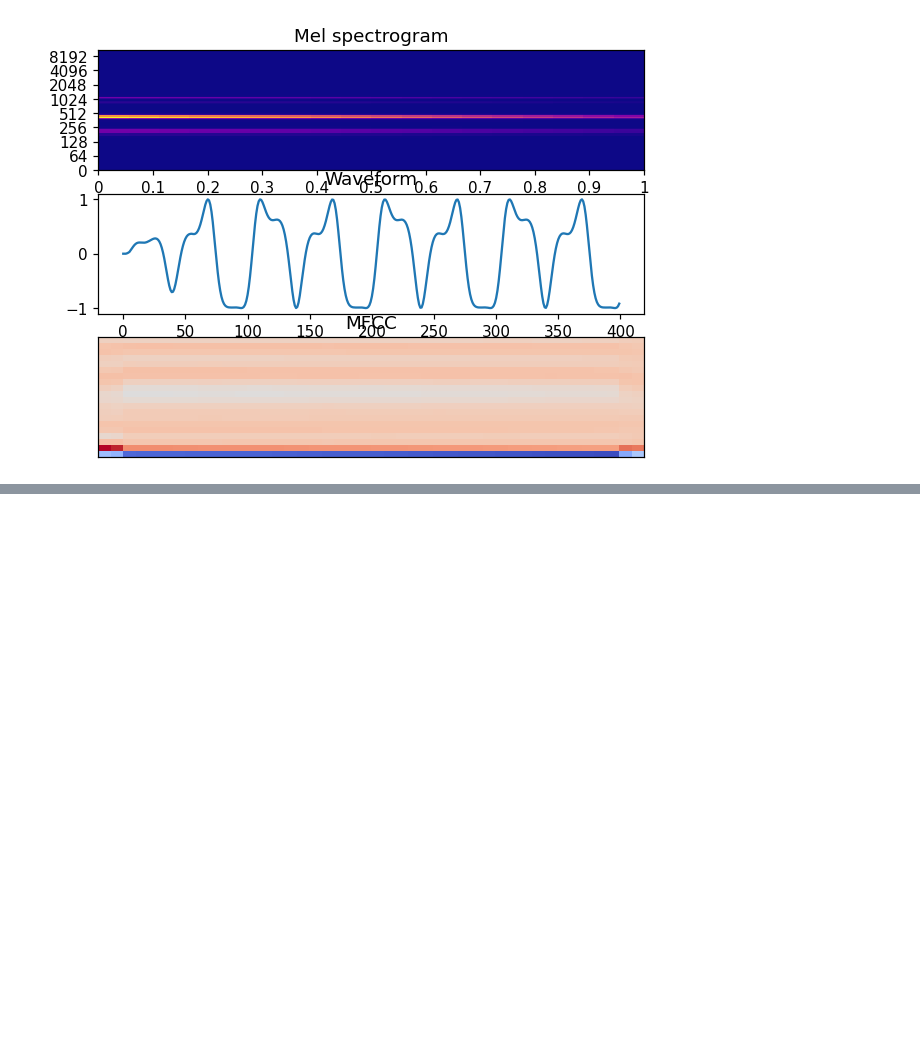
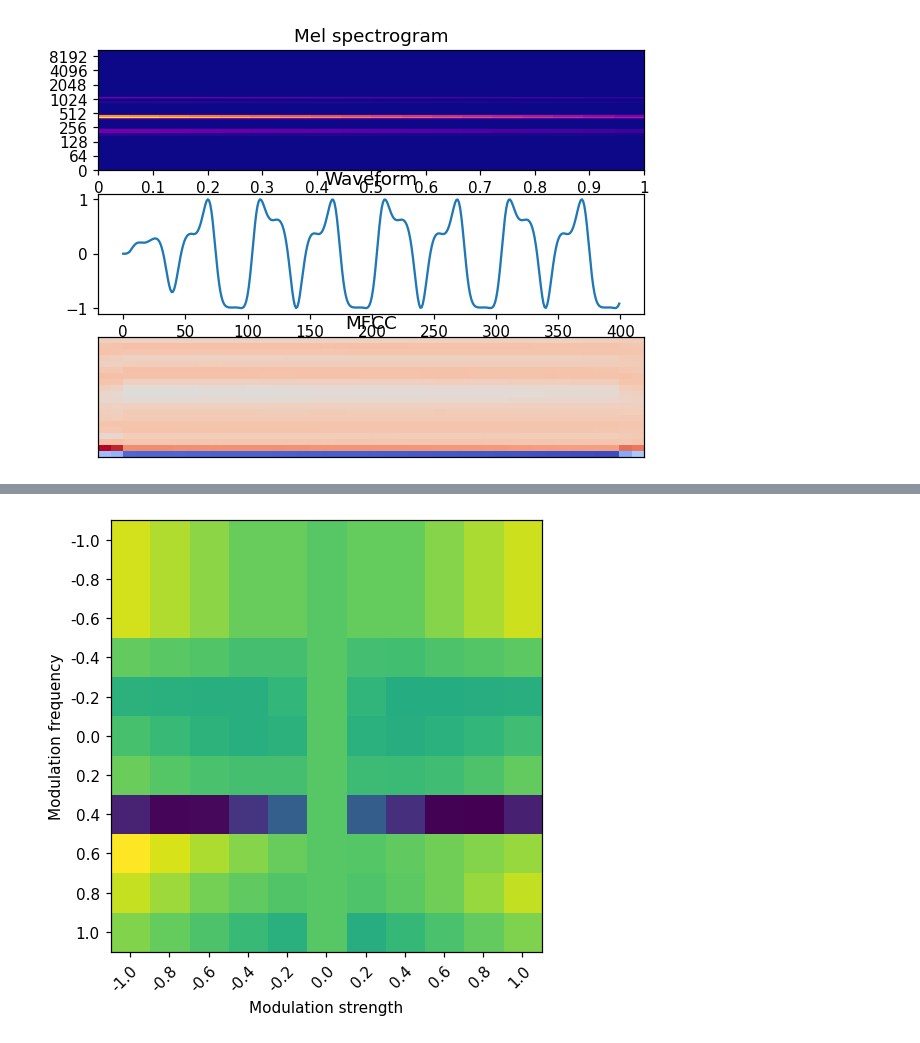
Before and after one commit to Wint3rmute/luthier, a Jupyter notebook: rust.ipynb, the cells around one changed output, grey strips where cells are left out. Saved outputs shown, nothing was run; the diff lists cells and outputs as text; code cells hidden in the pictures; blank space fills up the shorter version.

```diff
--- a/rust.ipynb
+++ b/rust.ipynb
@@ -94,0 +134,45 @@ target_audio.show_player()
+# %%
+STEP_VALUE = 20 # Lover means better resolution
+mod_freqs = [ a / 100 for a in range(-100, 101, STEP_VALUE) ]
+mod_strengths = [ a / 100 for a in range(-100, 101, STEP_VALUE) ]
+
+test_cases = []
+for freq_index, freq in enumerate(mod_freqs):
+    for mod_index, mod_strength in enumerate(mod_strengths):
+        test_cases.append( ( (freq_index, freq), (mod_index, mod_strength) ) )
+
+def get_distance_variable_mod_strength(test_case):
+    (freq_index, freq), (mod_index, mod_strength) = test_case
+    graph = one_operator_fm()
+
+    graph.set_input(6, "input_scale", freq)
+    graph.set_input(5, "input_scale", mod_strength)
+    generated_audio = Sample(graph.play(SAMPLE_RATE * 1))
+
+    dist = target_audio.mfcc_distance(generated_audio)
+
+    return freq_index, mod_index, dist
+
+with Pool() as p:
+    pool_results = list(tqdm(p.imap(get_distance_variable_mod_strength, test_cases), total=len(test_cases)))
+
+results = np.zeros((len(mod_freqs), len(mod_strengths)))
+
+for pool_result in pool_results:
+    freq_index, mod_index, dist = pool_result
+    results[freq_index][mod_index] = dist
+
+fig, ax = plt.subplots()
+im = ax.imshow(results)
+
+# Show all ticks and label them with the respective list entries
+ax.set_xticks(np.arange(len(mod_strengths)), labels=mod_strengths)
+
+plt.setp(ax.get_xticklabels(), rotation=45, ha="right",
+         rotation_mode="anchor")
+ax.set_yticks(np.arange(len(mod_freqs)), labels=mod_freqs)
+ax.set_ylabel("Modulation frequency")
+ax.set_xlabel("Modulation strength")
+fig.tight_layout()
+# %% [output]
+[figure, added]
```
Also changed, not shown: parts of 5 cells of this notebook, 1 other file.
